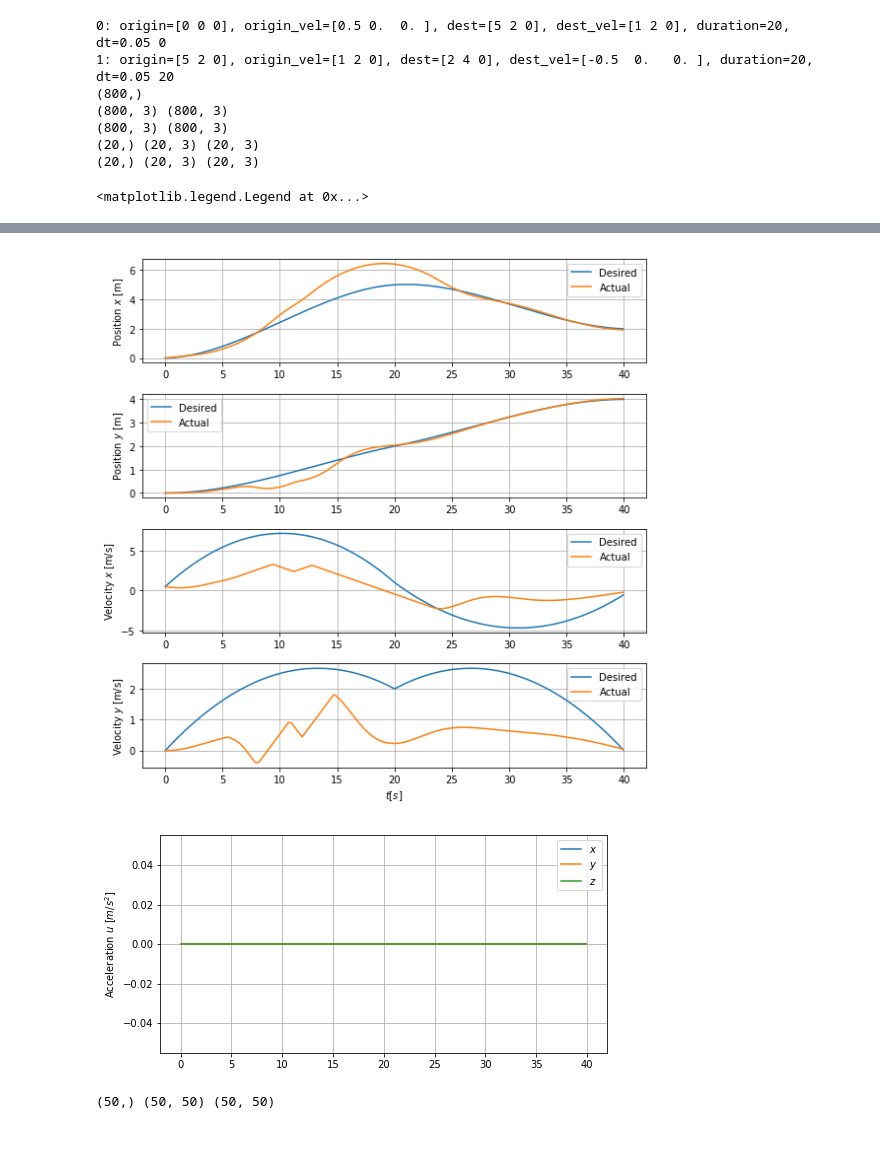
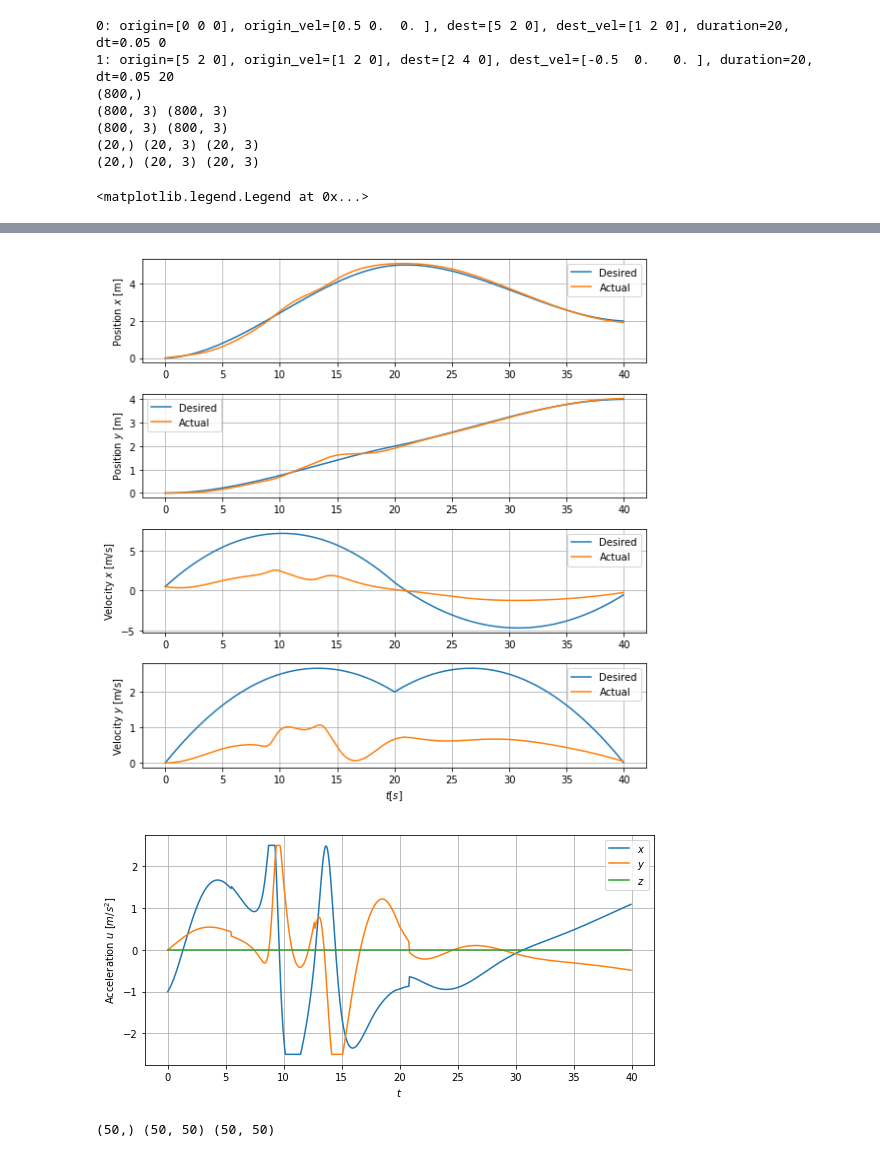
Before and after one commit to 3zuli/drone_trajectory_notebooks, a Jupyter notebook: hermite_new.ipynb, the cells around one changed output, grey strips where cells are left out. Cells and saved outputs as stored; diff of their text form; code cells hidden in the pictures.

```diff
--- a/hermite_new.ipynb
+++ b/hermite_new.ipynb
@@ -136,7 +136,7 @@ class Drone():
         # Current state
         self.position = origin * 1.0 if origin is not None else np.zeros(3)
         self.velocity = origin_vel * 1.0 if origin_vel is not None else np.zeros(3)
-        self.accelertion = np.zeros(3)
+        self.acceleration = np.zeros(3)
 
         # State history
         self.x = np.zeros((self.num_steps, 3)) # Pos
@@ -144,7 +144,7 @@ class Drone():
         self.a = np.zeros((self.num_steps, 3)) # Control input
         self.x[0] = self.position # Fill in the first values
         self.v[0] = self.velocity
-        self.a[0] = self.accelertion
+        self.a[0] = self.acceleration
         # Desired position and velocity from trajectory
         self.x_traj = np.zeros((self.num_steps, 3)) # Pos
         self.v_traj = np.zeros((self.num_steps, 3)) # Vel
@@ -153,12 +153,12 @@ class Drone():
         self.obstacles = obstacles # List of obstacle positions
 
     def step(self, accel, step_idx, dt=.01):
+        self.acceleration = accel
         self.velocity += accel * dt
         self.position += self.velocity * dt # velocity[:2]
-        self.acceleration = accel
         self.x[step_idx] = self.position
         self.v[step_idx] = self.velocity
-        self.a[step_idx] = self.accelertion
+        self.a[step_idx] = self.acceleration
 
     def circular_field_avoidance(self, obstacle_pos):
         # Position error
@@ -226,7 +226,7 @@ r_obstacle = 1.5 # Obstacle avoidance radius
 
 # Create the drone simulator object with parameters
 drone = Drone(origin, origin_vel, hst, obstacles, sim_duration, dt,
-              setpoint_gain=5.0, velocity_gain=2.0, velocity_ff_gain=0.25, obstacle_gain=10.0,
+              setpoint_gain=5.0, velocity_gain=2.0, velocity_ff_gain=0.25, obstacle_gain=1,
               max_vel=5.0, max_accel=2.5,
               r_obstacle=r_obstacle)
 drone.simulate()
@@ -239,7 +239,7 @@ print(drone.x_traj.shape, drone.v_traj.shape)
 #### Plots
 figsize = (8, 8)
 vscale = 0.3
-save_pdf = False
+save_pdf = True
 
 # XY view
 plt.figure(figsize=figsize)
@@ -320,8 +320,9 @@ plt.grid(True)
 plt.plot(drone.t, drone.a[:, 0], label='$x$')
 plt.plot(drone.t, drone.a[:, 1], label='$y$')
 plt.plot(drone.t, drone.a[:, 2], label='$z$')
-# plt.xlabel('$t$')
+plt.xlabel('$t$')
 plt.ylabel('Acceleration $u$ [$m/s^2$]')
+plt.tight_layout()
 plt.legend()
 # %% [output]
 0: origin=[0 0 0], origin_vel=[0.5 0.  0. ], dest=[5 2 0], dest_vel=[1 2 0], duration=20, dt=0.05 0
@@ -336,3 +337,3 @@ plt.legend()
-[figure, old version]
+[figure, new version]
-[figure, old version]
+[figure, new version]
 # %%
```
Also changed, not shown: parts of 2 cells of this notebook.
